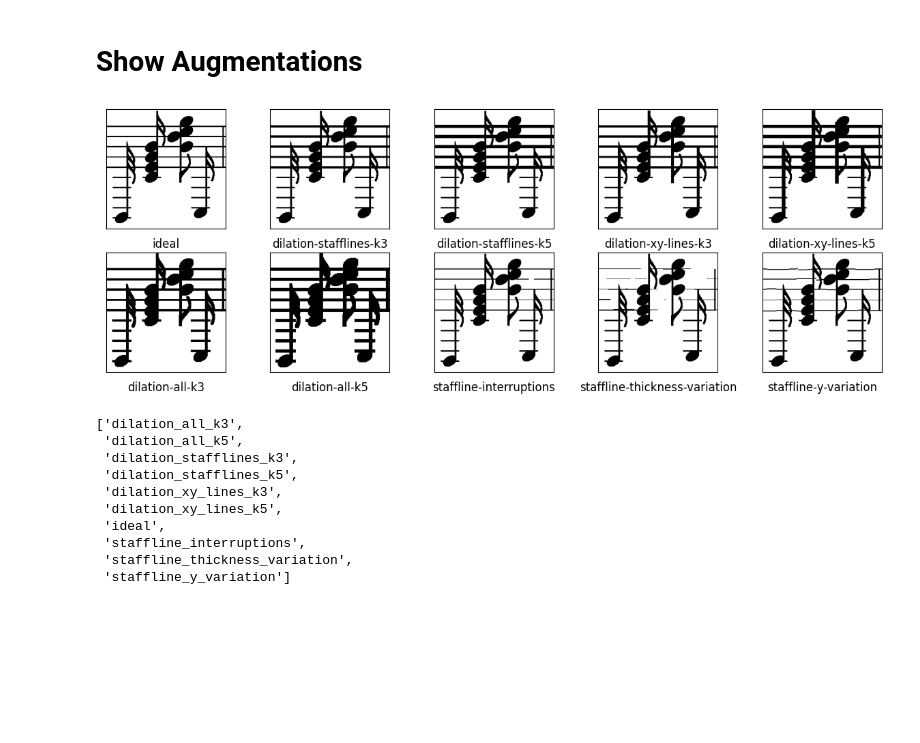
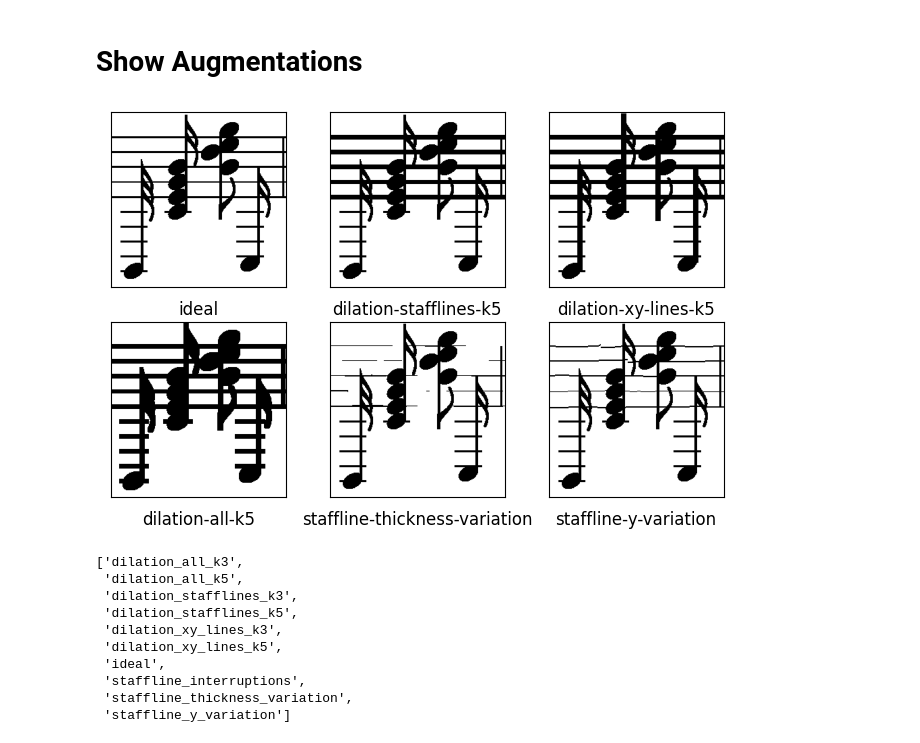
Before and after one commit to nudopnu/omr-unet, a Jupyter notebook: thesis-plots.ipynb, the cells around one changed output. Saved outputs shown, nothing was run; the diff lists cells and outputs as text; code cells hidden in the pictures; blank space fills up the shorter version.

```diff
--- a/thesis-plots.ipynb
+++ b/thesis-plots.ipynb
@@ -470,39 +470,39 @@ with open(os.path.join(DATASET_PATH, "classlist.json")) as file:
 
 idx = 3
 sample_idx = f"{idx:03d}"
 augmentations = [
     'ideal',
-    'dilation_stafflines_k3',
+    # 'dilation_stafflines_k3',
     'dilation_stafflines_k5',
-    'dilation_xy_lines_k3',
+    # 'dilation_xy_lines_k3',
     'dilation_xy_lines_k5',
-    'dilation_all_k3',
+    # 'dilation_all_k3',
     'dilation_all_k5',
-    'staffline_interruptions',
+    # 'staffline_interruptions',
     'staffline_thickness_variation',
     'staffline_y_variation',
 ]
 
-fig, axs = plt.subplots(2, 5, figsize=(15, 5))
+fig, axs = plt.subplots(2, 3, figsize=(8, 5))
 axs = axs.reshape(-1)
 
 x0 = 719
 y0 = 512
 x1 = x0 + 260
 y1 = y0 + 260
 
 for idx, aug in enumerate(augmentations):
 
     # for each sample:
     orig_img_x = 255 - cv2.imread(os.path.join(AUG_PATH, aug, "x", f"{sample_idx}.png"))[y0:y1, x0:x1]
     orig_img_y = cv2.imread(os.path.join(AUG_PATH, aug, "y", f"{sample_idx}.png"), cv2.IMREAD_GRAYSCALE)[y0:y1, x0:x1]
 
     axs[idx].imshow(orig_img_x)
     axs[idx].axes.get_xaxis().set_visible(False)
     axs[idx].axes.get_yaxis().set_visible(False)
     axs[idx].set_title(f"{aug.replace('_', '-')}", y=-0.2, fontsize=12)
 # %% [output]
-[figure, old version]
+[figure, new version]
 # %%
 # %% [output]
 ['dilation_all_k3',
```
Also changed, not shown: 5 other files.
